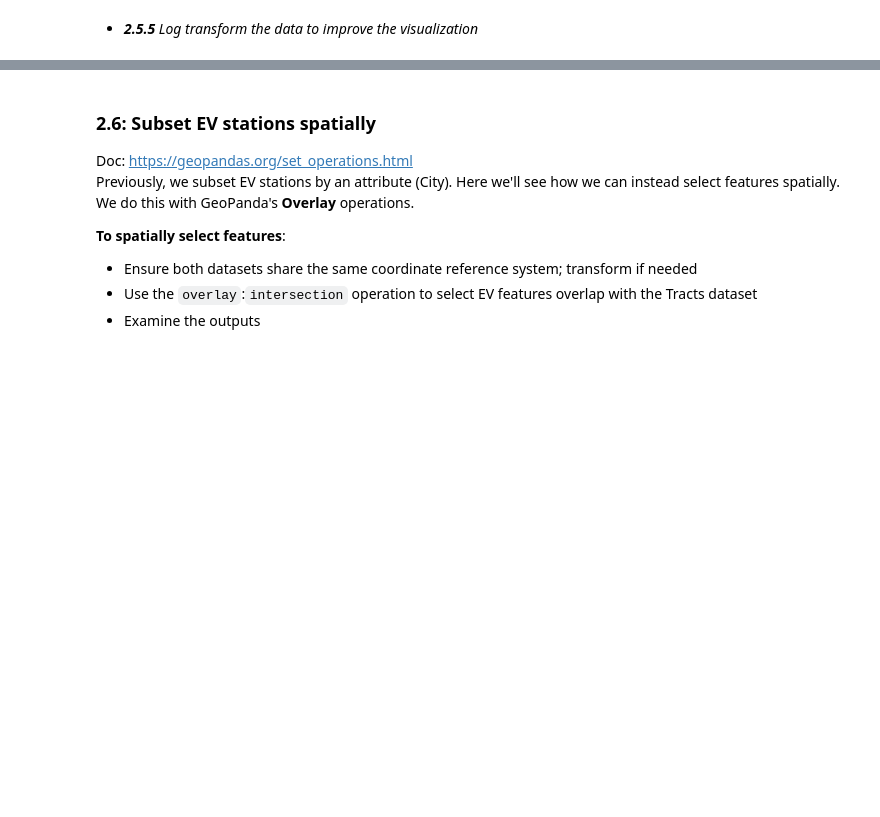
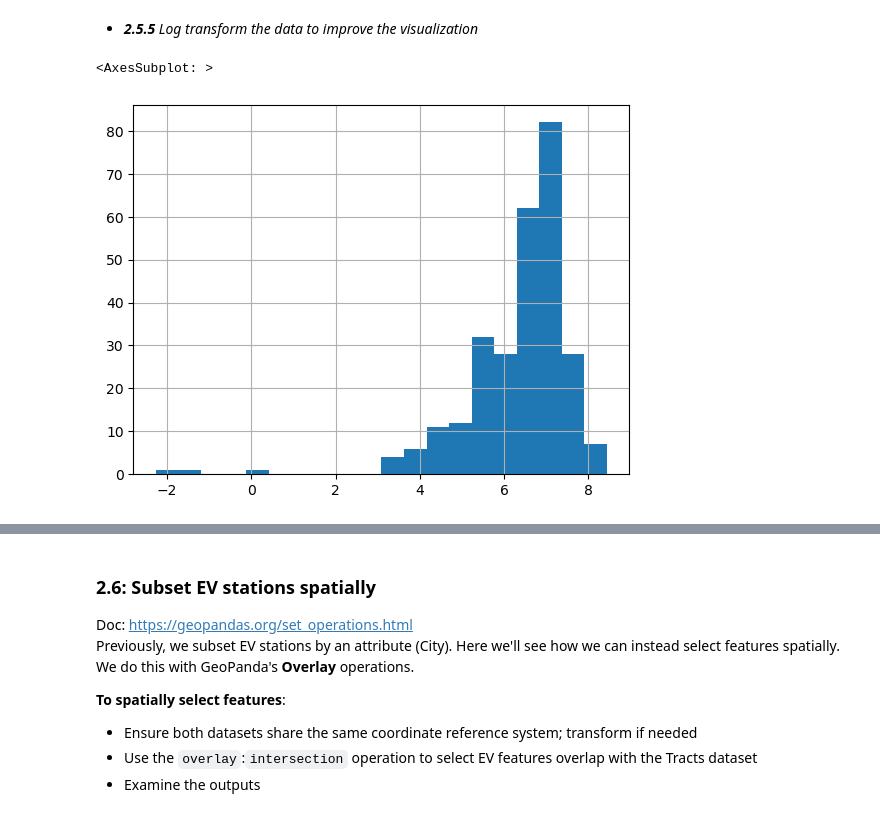
Before and after one commit to kelseybhusted/SpatialDataFrames, a Jupyter notebook: lessons/2a-Spatial-analysis-with-GeoPandas.ipynb, the cells around one changed output, grey strips where cells are left out. Drawn from its saved outputs; the diff is of its cells as text; code cells hidden in the pictures; blank space fills up the shorter version.

```diff
--- a/lessons/2a-Spatial-analysis-with-GeoPandas.ipynb
+++ b/lessons/2a-Spatial-analysis-with-GeoPandas.ipynb
@@ -634,4 +641,8 @@ gdf_Tract_utm['PopDens'] =
 # %%
 #Plot the log-transformed distribution of areas
+gdf_Tract_utm['PD_log'].hist(bins=20)
+# %% [output]
+<AxesSubplot: >
+[figure, added]
 # %%
 #Plot a map of log tranformed population density
```
Also changed, not shown: parts of 14 cells of this notebook.
